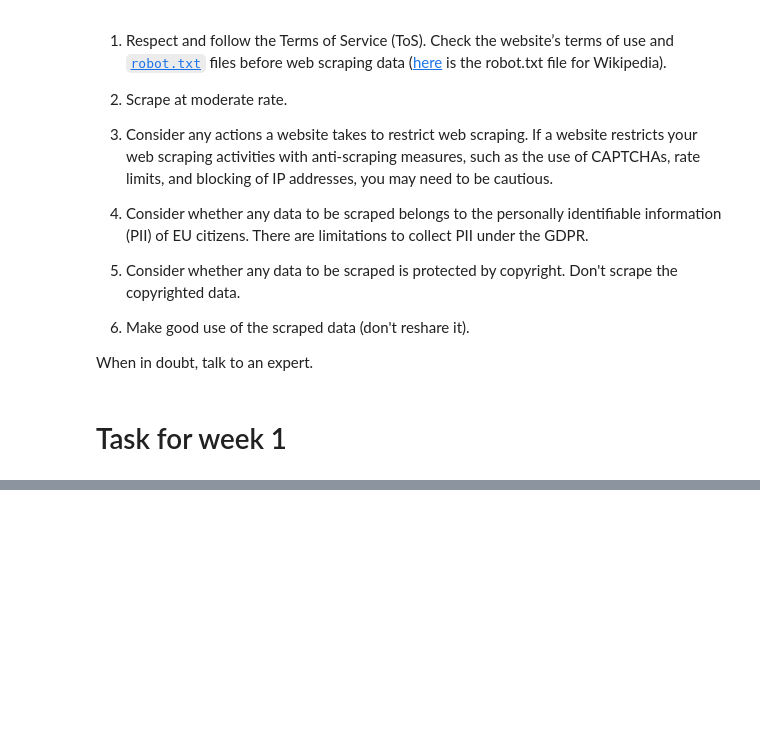
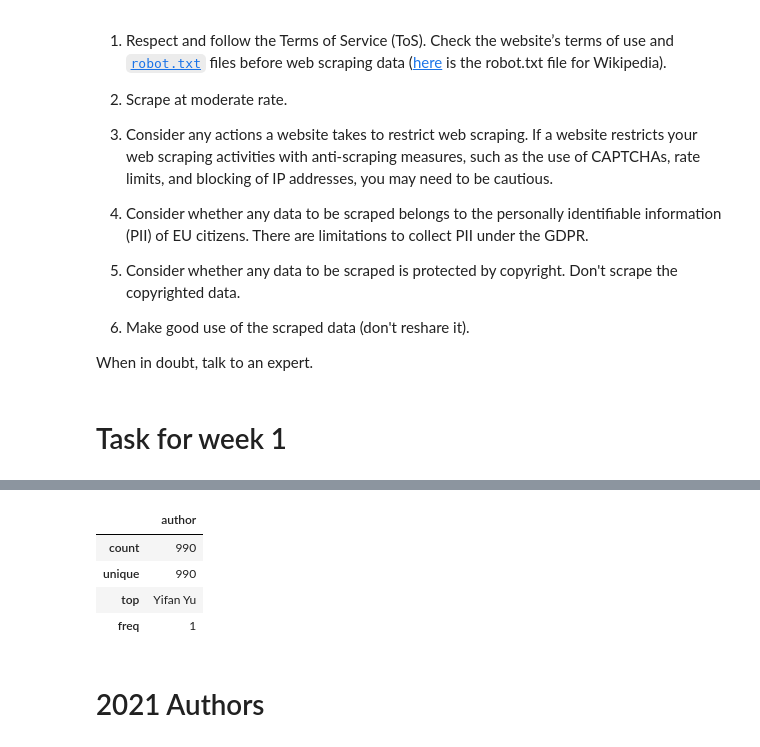
Before and after one commit to joachimschroeder/comsocsci2023, a Jupyter notebook: additional_notebooks/ScreenScraping.ipynb, the cells around one changed output, grey strips where cells are left out. Drawn from its saved outputs; the diff is of its cells as text; code cells hidden in the pictures; blank space fills up the shorter version.

```diff
--- a/additional_notebooks/ScreenScraping.ipynb
+++ b/additional_notebooks/ScreenScraping.ipynb
@@ -200,0 +216,26 @@ print(len(final))
+# %%
+all_names = []
+boole = []
+for row in rows[2:]:
+    stuff = row.find_all("td", {"class": "s1"})
+    if stuff[2].text != '':
+    #boole.append(stuff[2].text == '')
+        all_names.append(stuff[2].text.split(', '))
+# %%
+from itertools import chain
+
+name_list = list(chain.from_iterable(all_names))
+name_list = list(set(name_list))
+# %%
+df = pd.DataFrame(name_list)
+df.columns = ["author"]
+df.to_csv("2020.csv", index=False)
+df.describe()
+# %% [output]
+|  | author |
+| count | 990 |
+| unique | 990 |
+| top | Yifan Yu |
+| freq | 1 |
+# %% [markdown]
+# 2021 Authors
```
Also changed, not shown: parts of 11 cells of this notebook, 6 other files.
